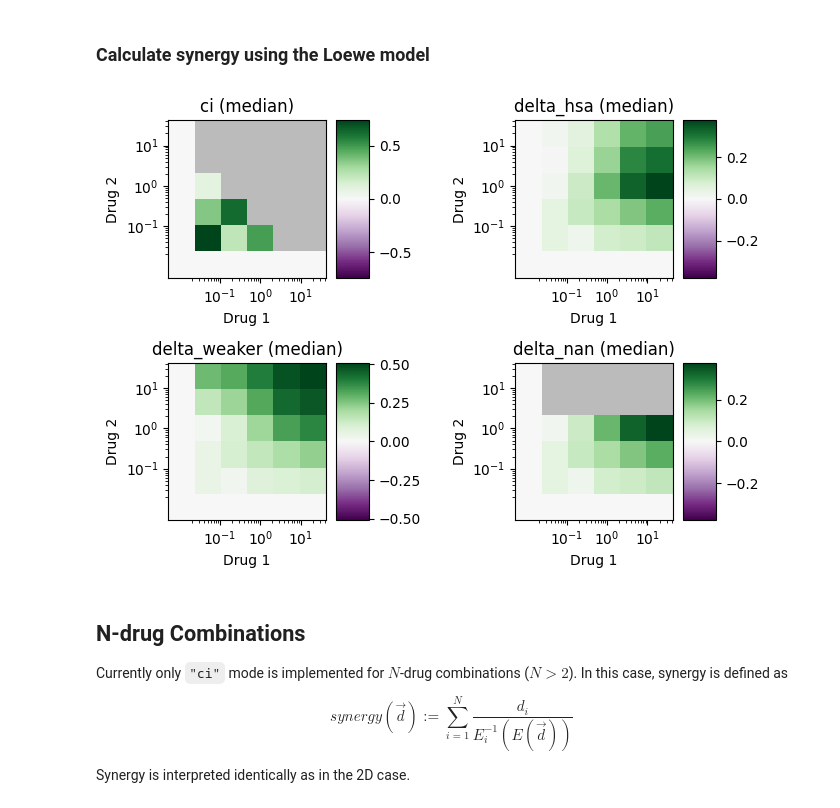
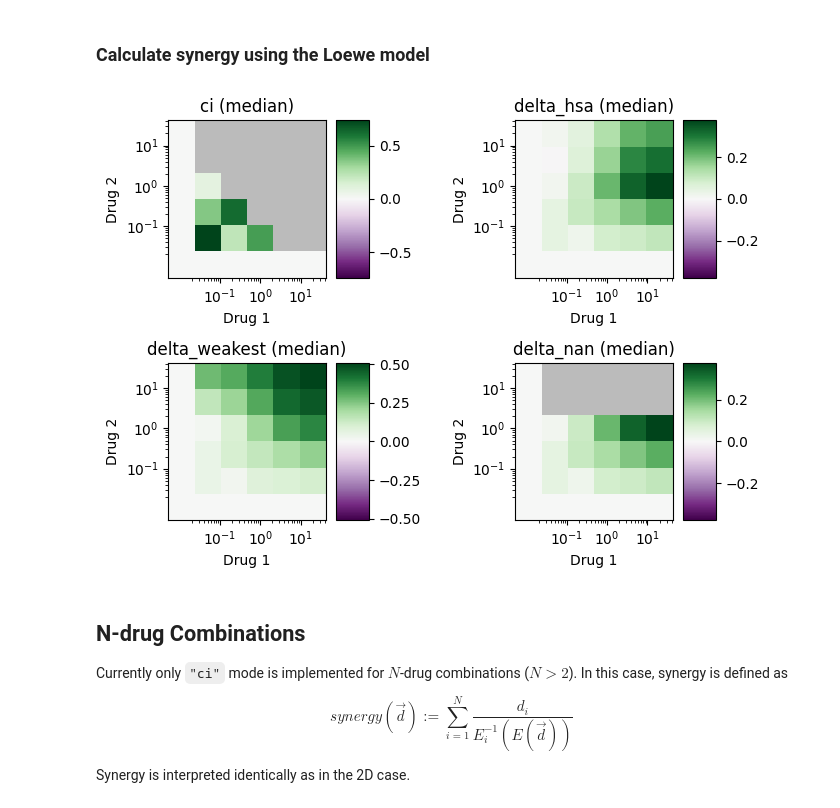
Before and after one commit to djwooten/synergy, a Jupyter notebook: docs/source/models/synergy/loewe.ipynb, the cells around one changed output. Cells and saved outputs as stored; diff of their text form; code cells hidden in the pictures.

```diff
--- a/examples/new/loewe_notebook.ipynb
+++ b/docs/source/models/synergy/loewe.ipynb
@@ -85,36 +85,36 @@ plot_heatmap(d1, d2, E, title="Response Data", cmap="YlGnBu")
 # %%
 from synergy.combination.loewe import Loewe
 from synergy.single.hill import Hill
 
 # "ci" mode can work for non-sigmoidal single-drug dose-response curves
 # However in this case the synthetic data do have a sigmoidal shape, so
 # telling Loewe to use Hill equations tends to improve the results.
 model_ci = Loewe(mode="ci", drug1_model=Hill, drug2_model=Hill)
 
 # All "delta" modes automatically default to Hill equations
 model_delta_hsa = Loewe(mode="delta_hsa")
-model_delta_weaker = Loewe(mode="delta")
+model_delta_weaker = Loewe(mode="delta_weakest")
 model_delta_nan = Loewe(mode="delta_nan")
 
 # Fit synergy
 synergy_ci = model_ci.fit(d1, d2, E)
 synergy_delta_hsa = model_delta_hsa.fit(d1, d2, E)
 synergy_delta_weaker = model_delta_weaker.fit(d1, d2, E)
 synergy_delta_nan = model_delta_nan.fit(d1, d2, E)
 
 # Prepare a plot to show them all
 from matplotlib import pyplot as plt
 import numpy as np
 
 fig = plt.figure(figsize=(7, 5))
 # For ci mode, it is recommended to visualize negative-log synergy, so that values < 0 are antagonistic, and > 0 are synergistic
 plot_heatmap(d1, d2, -np.log(synergy_ci), cmap="PRGn", title="ci", center_on_zero=True, ax=fig.add_subplot(2, 2, 1))
 plot_heatmap(d1, d2, synergy_delta_hsa, cmap="PRGn", title="delta_hsa", center_on_zero=True, ax=fig.add_subplot(2, 2, 2))
-plot_heatmap(d1, d2, synergy_delta_weaker, cmap="PRGn", title="delta_weaker", center_on_zero=True, ax=fig.add_subplot(2, 2, 3))
+plot_heatmap(d1, d2, synergy_delta_weaker, cmap="PRGn", title="delta_weakest", center_on_zero=True, ax=fig.add_subplot(2, 2, 3))
 plot_heatmap(d1, d2, synergy_delta_nan, cmap="PRGn", title="delta_nan", center_on_zero=True, ax=fig.add_subplot(2, 2, 4))
 plt.tight_layout()
 # %% [output]
-[figure, old version]
+[figure, new version]
 # %% [markdown]
 ## N-drug Combinations
 
```
Also changed, not shown: 27 other files.
